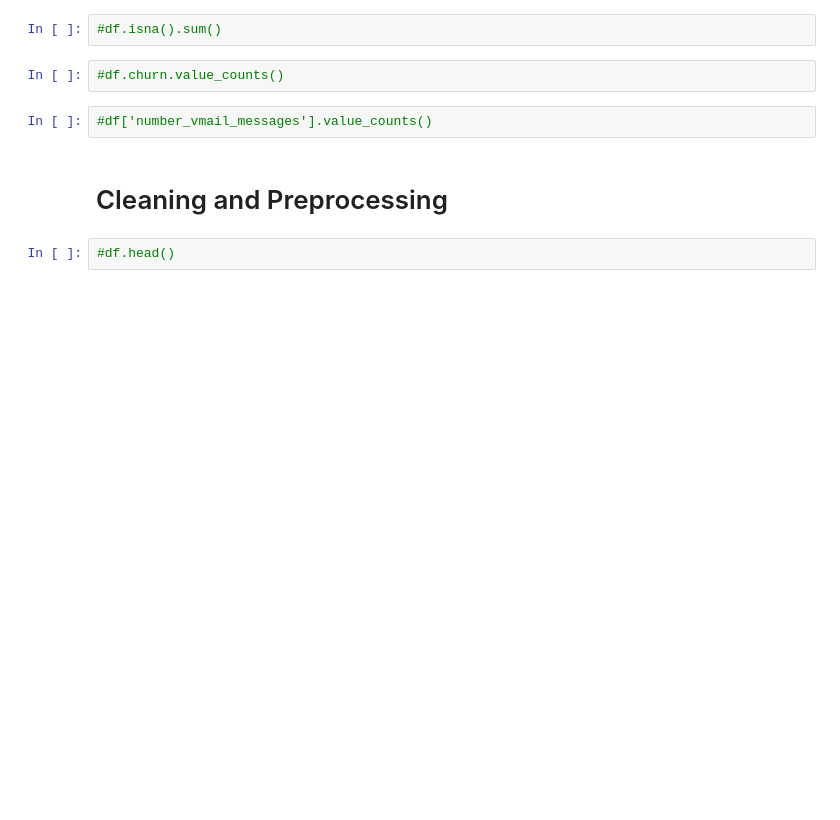
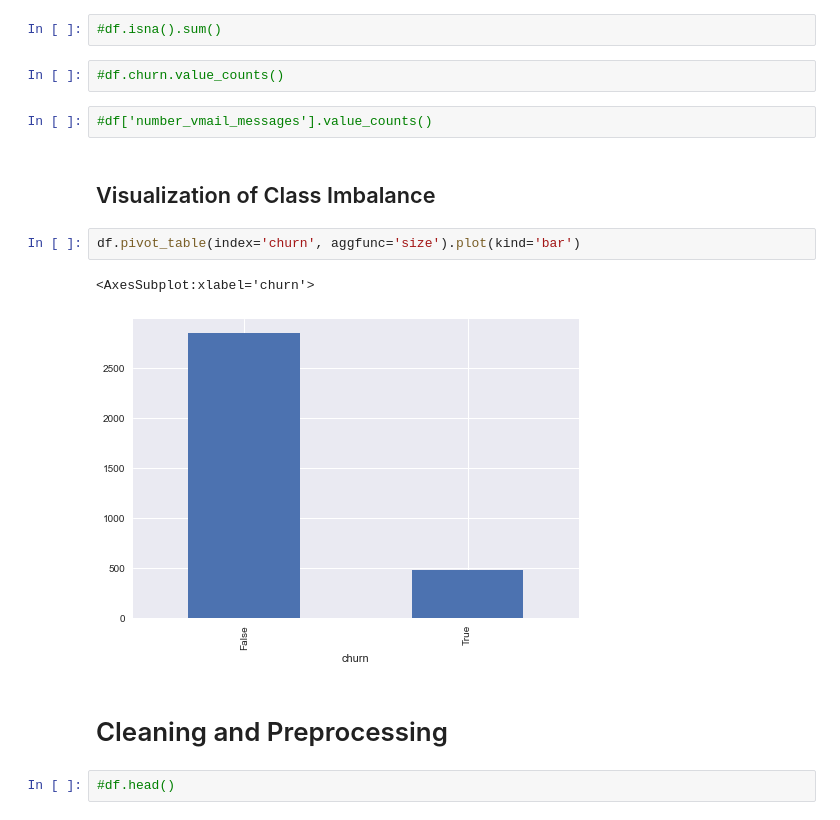
Before and after one commit to jxn628/syriatel-churn-analysis, a Jupyter notebook: student.ipynb, the cells around one changed output. Saved outputs shown, nothing was run; the diff lists cells and outputs as text; blank space fills up the shorter version.

```diff
--- a/student.ipynb
+++ b/student.ipynb
@@ -90,6 +110,13 @@ memory usage: 524.2+ KB
 #df.churn.value_counts()
 # %%
 #df['number_vmail_messages'].value_counts()
+# %% [markdown]
+## Visualization of Class Imbalance
+# %%
+df.pivot_table(index='churn', aggfunc='size').plot(kind='bar')
+# %% [output]
+<AxesSubplot:xlabel='churn'>
+[figure, added]
 # %% [markdown]
 # Cleaning and Preprocessing
 # %%
```
Also changed, not shown: parts of 116 cells of this notebook.
